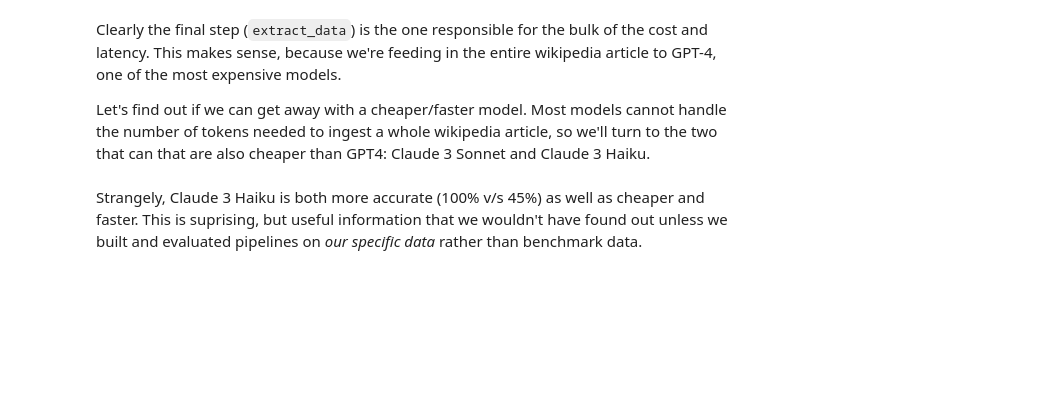
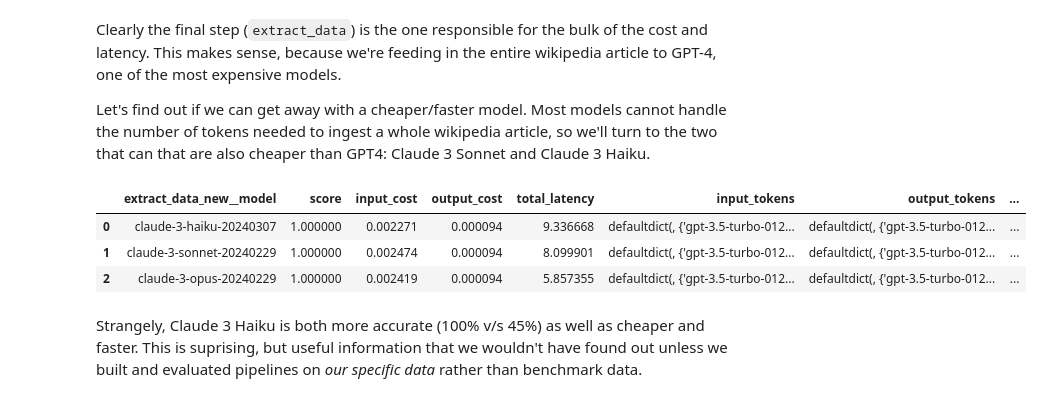
Before and after one commit to connor-a-casey/superpipe-implementation-for-structured-data-extraction-with-long-context, a Jupyter notebook: postOne.ipynb, the cells around one changed output. Drawn from its saved outputs; the diff is of its cells as text; code cells hidden in the pictures; blank space fills up the shorter version.

Commit message:
fully functioning, just need to uncomment all data points (was doing this to prevent unwnated usgae of api calls)

```diff
--- a/postOne.ipynb
+++ b/postOne.ipynb
@@ -4,7 +4,7 @@
 from superpipe.steps import LLMStructuredStep, CustomStep, SERPEnrichmentStep
 from superpipe.clients import init_openai
 from superpipe import models
-from pydantic import BaseModel, Field
+from pydantic import BaseModel, Field, HttpUrl
 import os
 
 # Get the OpenAI API key from the environment variable
@@ -36,15 +36,18 @@ search_step = SERPEnrichmentStep(
 # Step 2: Use an LLM to extract the Wikipedia URL from the search results
 # First, define a Pydantic model that specifies the structured output we want from the LLM
 
+
 class ParseSearchResult(BaseModel):
-    wikipedia_url: str = Field(description="The URL of the Wikipedia page for the person")
+    wikipedia_url: HttpUrl  # Ensures that the extracted URL is valid
 
-# Then we use the built-in LLMStructuredStep and specify a model and a prompt
-# The prompt is a function that has access to all the fields in the input as well as the outputs of previous steps
-
+# Adjust the prompt to clearly ask for the Wikipedia URL extraction
 parse_search_step = LLMStructuredStep(
     model=models.gpt35,
-    prompt=lambda row: f"Extract the Wikipedia URL for {row['name']} from the following search results: \n\n {row['search']}",
+    prompt=lambda row: (
+        f"Extract the Wikipedia URL for {row['name']} from the following search results: \n\n"
+        f"{row['search']}\n\n"
+        "Provide the URL in a clear and concise format."
+    ),
     out_schema=ParseSearchResult,
     name="parse_search"
 )
@@ -178,31 +260,47 @@ Clearly the final step (`extract_data`) is the one responsible for the bulk of t
 Let's find out if we can get away with a cheaper/faster model. Most models cannot handle the number of tokens needed to ingest a whole wikipedia article, so we'll turn to the two that can that are also cheaper than GPT4: Claude 3 Sonnet and Claude 3 Haiku.
 # %%
 from superpipe.grid_search import GridSearch
-from superpipe.models import claude3_haiku, claude3_sonnet
+from superpipe.clients import init_anthropic
+from superpipe.models import claude3_haiku, claude3_sonnet, claude3_opus
 from superpipe.steps import LLMStructuredCompositeStep
+import os
+
+# get the claude API key from the environment variable
+anthropic_api_key = os.environ["ANTHROPIC_API_KEY"]
+
+# Initialize the anthropic client with the API key
+if anthropic_api_key is not None:
+    init_anthropic(openai_api_key)
+else:
+    print("ANTHROPIC_API_KEY environment variable not set")
 
 # we need to use LLMStructuredCompositeStep which uses GPT3.5 for structured JSON extraction
 # because Claude does not support JSON mode or function calling out of the box
 new_extract_step = LLMStructuredCompositeStep(
   model=models.claude3_haiku,
   prompt=extract_step.prompt,
   out_schema=ExtractedData,
   name="extract_data_new"
 )
 
 new_pipeline = Pipeline([
   search_step,
   parse_search_step,
   fetch_wikipedia_step,
   new_extract_step
 ], evaluation_fn=eval_fn)
 
 param_grid = {
   new_extract_step.name:{
-    "model": [claude3_haiku, claude3_sonnet]}
+    "model": [claude3_haiku, claude3_sonnet, claude3_opus]}
 }
 grid_search = GridSearch(new_pipeline, param_grid)
 grid_search.run(df)
+# %% [output]
+|  | extract_data_new__model | score | input_cost | output_cost | total_latency | input_tokens | output_tokens | ... |
+| 0 | claude-3-haiku-20240307 | 1.000000 | 0.002271 | 0.000094 | 9.336668 | defaultdict(, {'gpt-3.5-turbo-012... | defaultdict(, {'gpt-3.5-turbo-012... | ... |
+| 1 | claude-3-sonnet-20240229 | 1.000000 | 0.002474 | 0.000094 | 8.099901 | defaultdict(, {'gpt-3.5-turbo-012... | defaultdict(, {'gpt-3.5-turbo-012... | ... |
+| 2 | claude-3-opus-20240229 | 1.000000 | 0.002419 | 0.000094 | 5.857355 | defaultdict(, {'gpt-3.5-turbo-012... | defaultdict(, {'gpt-3.5-turbo-012... | ... |
 # %% [markdown]
 Strangely, Claude 3 Haiku is both more accurate (100% v/s 45%) as well as cheaper and faster. This is suprising, but useful information that we wouldn't have found out unless we built and evaluated pipelines on _our specific data_ rather than benchmark data.
 # %%
```
Also changed, not shown: parts of 10 cells of this notebook.
